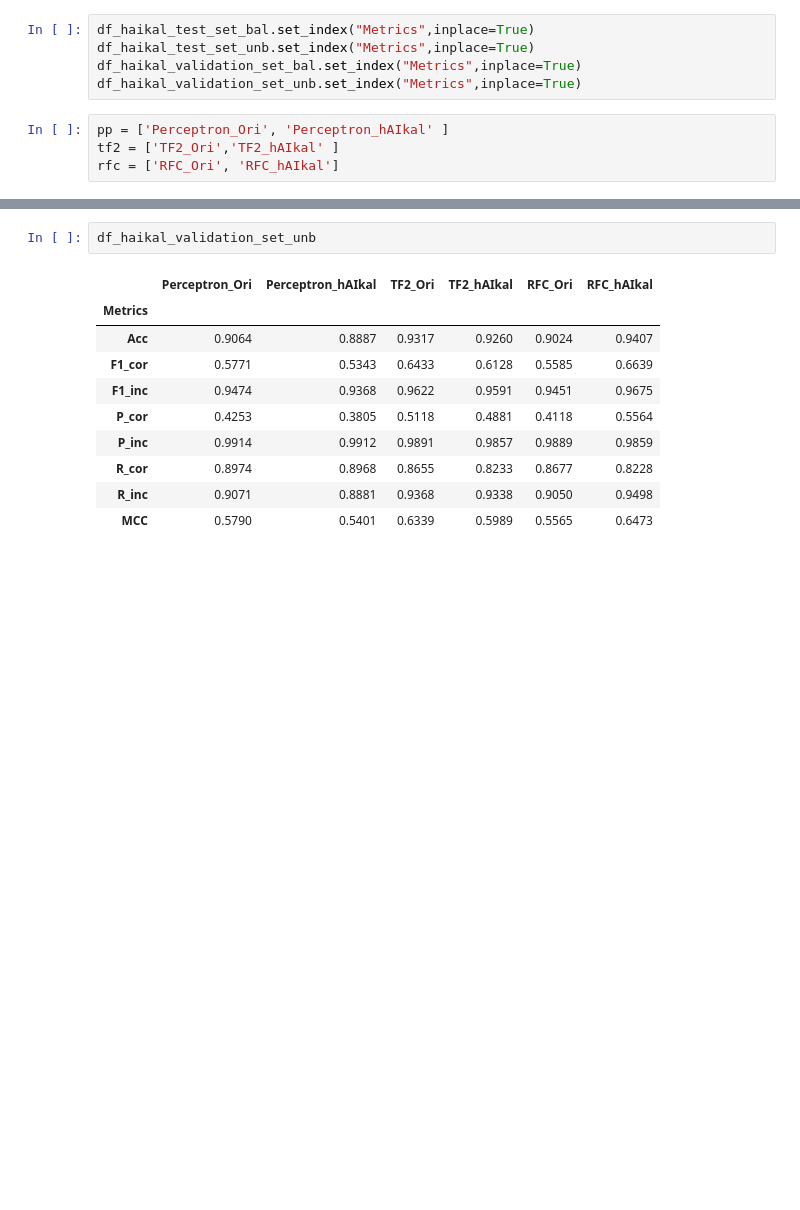
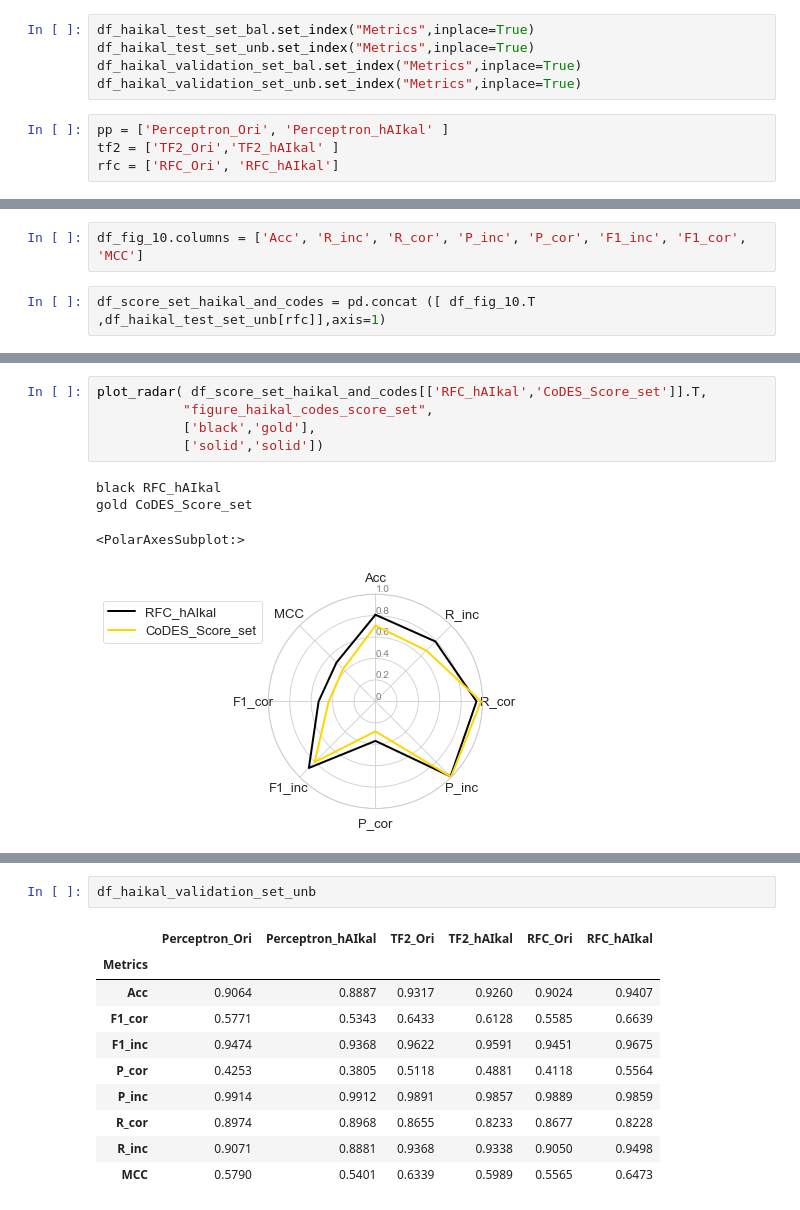
Before and after one commit to D-Barradas/DataViz, a Jupyter notebook: Radar_plots/Radar_plot_2021.ipynb, the cells around one changed output, grey strips where cells are left out. Drawn from its saved outputs; the diff is of its cells as text; blank space fills up the shorter version.

```diff
--- a/Radar_plots/Radar_plot_2021.ipynb
+++ b/Radar_plots/Radar_plot_2021.ipynb
@@ -379,0 +415,4 @@ rfc = ['RFC_Ori', 'RFC_hAIkal']
+# %%
+df_fig_10.columns = ['Acc', 'R_inc', 'R_cor', 'P_inc', 'P_cor', 'F1_inc', 'F1_cor', 'MCC']
+# %%
+df_score_set_haikal_and_codes = pd.concat ([ df_fig_10.T ,df_haikal_test_set_unb[rfc]],axis=1)
@@ -380,3 +444,13 @@ rfc = ['RFC_Ori', 'RFC_hAIkal']
+# %%
+plot_radar( df_score_set_haikal_and_codes[['RFC_hAIkal','CoDES_Score_set']].T,
+           "figure_haikal_codes_score_set",
+           ['black','gold'],
+           ['solid','solid'])
+# %% [output]
+black RFC_hAIkal
+gold CoDES_Score_set
+<PolarAxesSubplot:>
+[figure, added]
 # %%
 plot_radar(df_haikal_test_set_bal[pp].T,
            "figure_haikal_test_bal_Perceptron",
```
Also changed, not shown: parts of 50 cells of this notebook.
